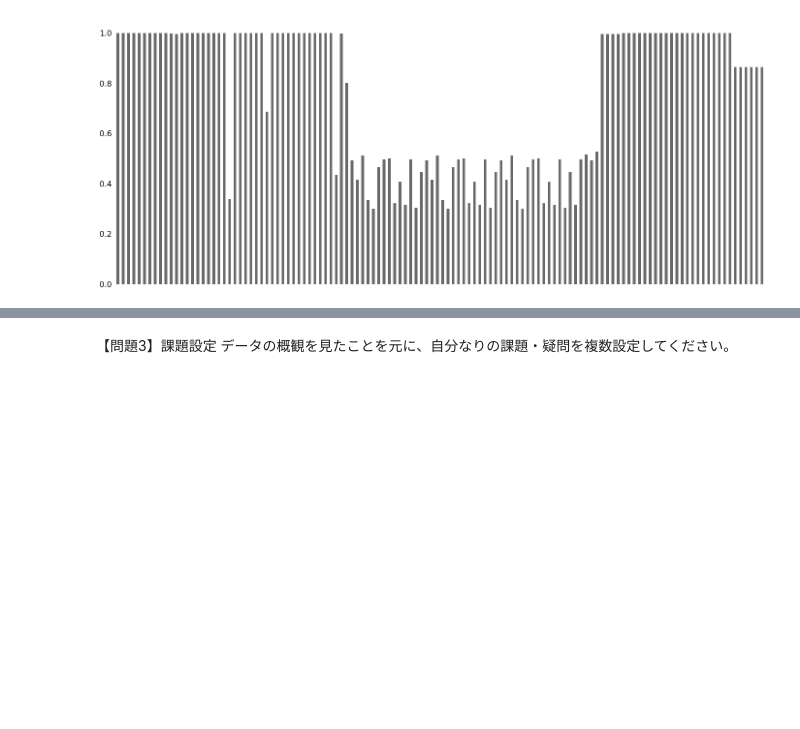
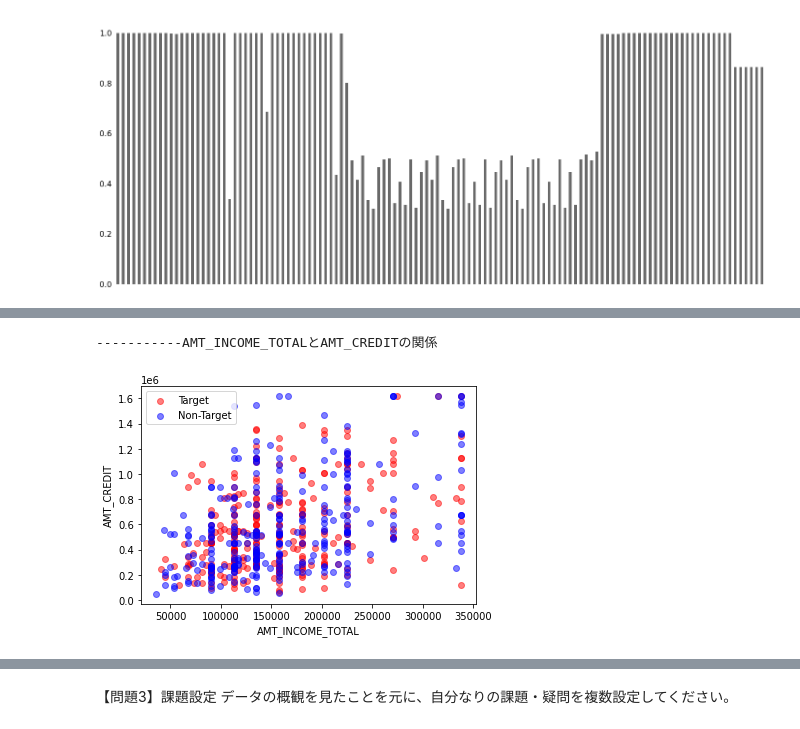
Before and after one commit to white2021mtf/diveintocode-ml, a Jupyter notebook: Credit_information_analysis.ipynb, the cells around one changed output, grey strips where cells are left out. Drawn from its saved outputs; the diff is of its cells as text; code cells hidden in the pictures; blank space fills up the shorter version.

Commit message:
Fix1 Credit_information_analysis

```diff
--- a/Credit_information_analysis.ipynb
+++ b/Credit_information_analysis.ipynb
@@ -149,0 +208,6 @@ Length: 122, dtype: int64
+# %%
+plt_scatter('AMT_INCOME_TOTAL','AMT_CREDIT')
+#'AMT_INCOME_TOTAL（収入）'が減ると'AMT_CREDIT（ローンの支払額）'が減っている傾向がある。TargetとNon-Targetには関係なく、その傾向がある。
+# %% [output]
+-----------AMT_INCOME_TOTALとAMT_CREDITの関係
+[figure, added]
```
Also changed, not shown: parts of 9 cells of this notebook.
